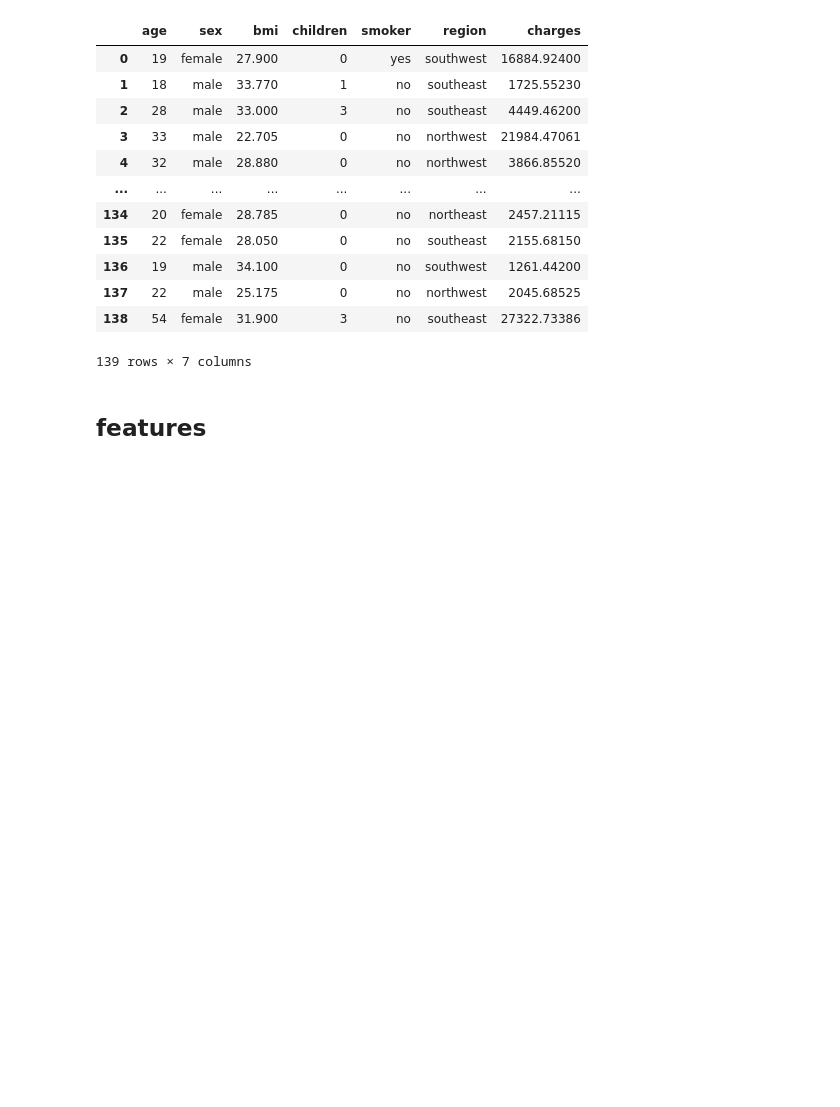
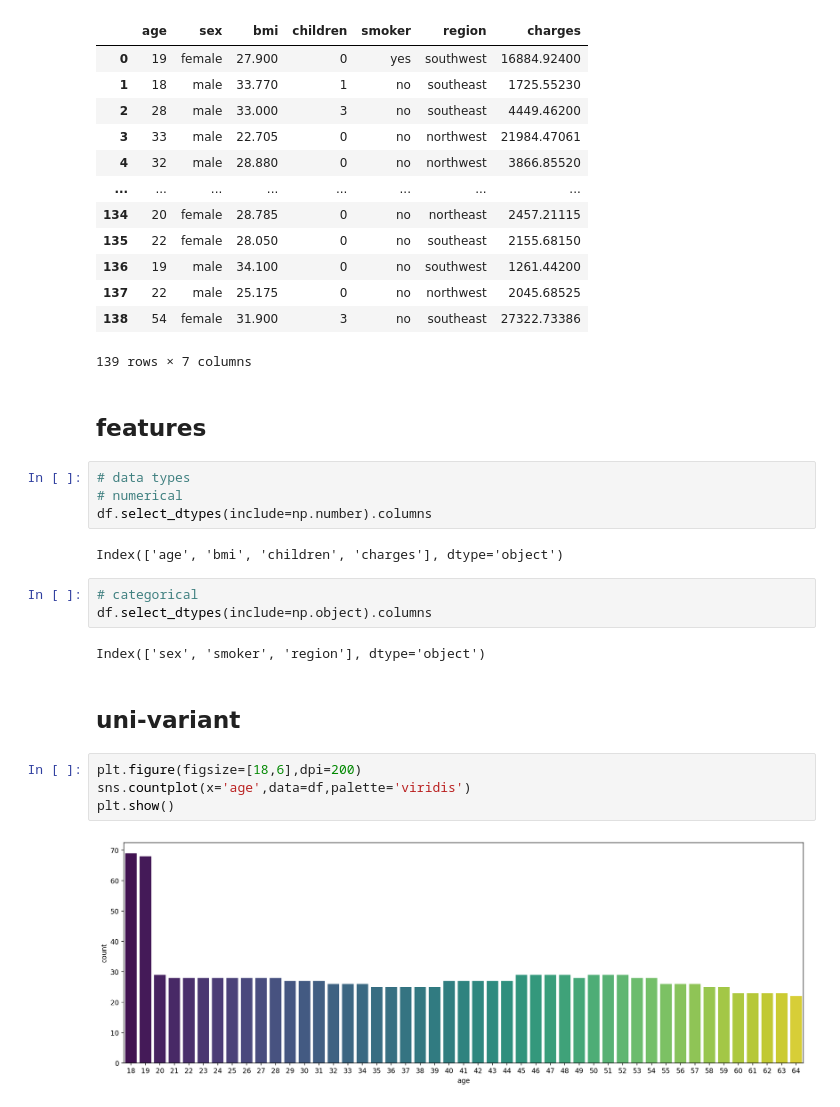
Before and after one commit to ashen007/EDA_project, a Jupyter notebook: analysis.ipynb, the cells around one changed output. Drawn from its saved outputs; the diff is of its cells as text; blank space fills up the shorter version.

```diff
--- a/analysis.ipynb
+++ b/analysis.ipynb
@@ -313,3 +313,22 @@ df.iloc[np.where(outlier_by_IQR(df['charges']))]
 139 rows × 7 columns
 # %% [markdown]
 ## features
+# %%
+# data types
+# numerical
+df.select_dtypes(include=np.number).columns
+# %% [output]
+Index(['age', 'bmi', 'children', 'charges'], dtype='object')
+# %%
+# categorical
+df.select_dtypes(include=np.object).columns
+# %% [output]
+Index(['sex', 'smoker', 'region'], dtype='object')
+# %% [markdown]
+## uni-variant
+# %%
+plt.figure(figsize=[18,6],dpi=200)
+sns.countplot(x='age',data=df,palette='viridis')
+plt.show()
+# %% [output]
+[figure, added]
```
Also changed, not shown: parts of 4 cells of this notebook.
